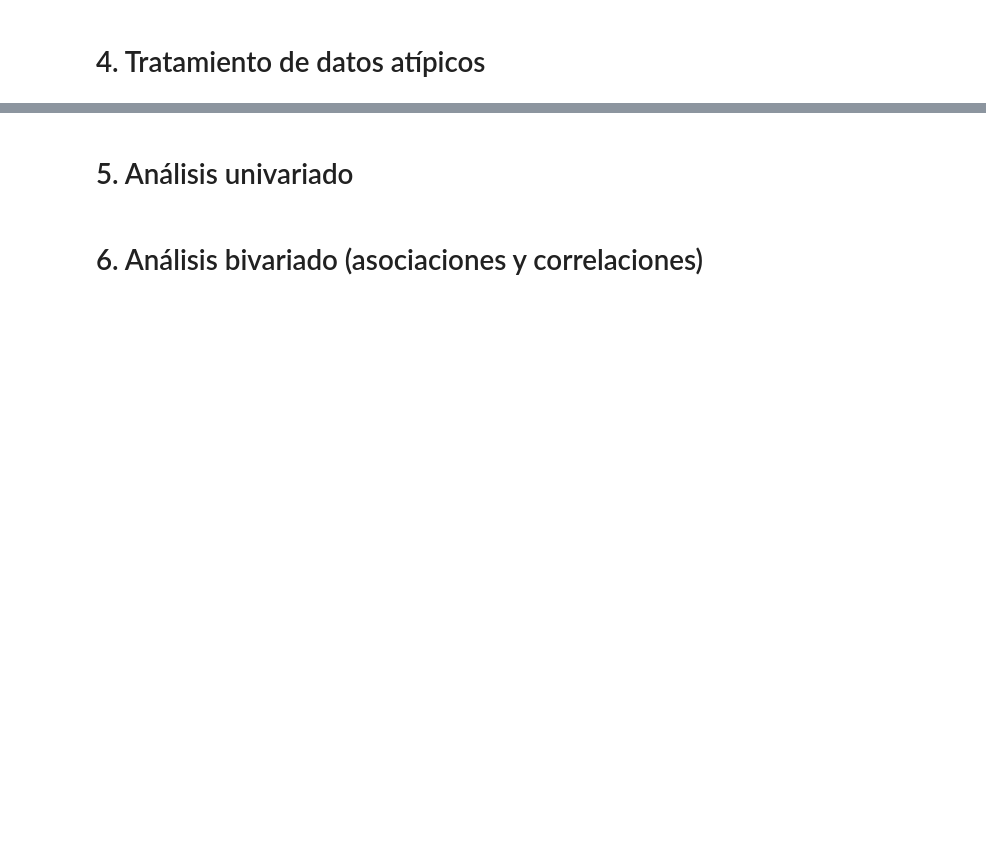
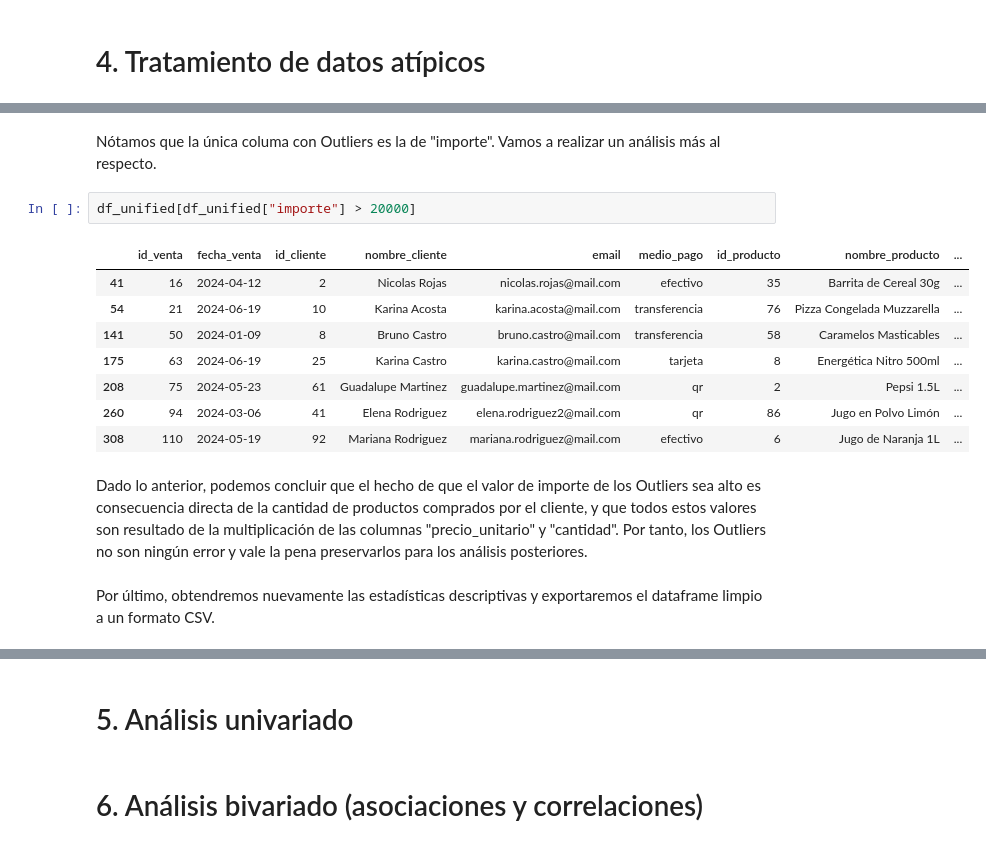
Before and after one commit to MartinOtamendiT/Aurelion, a Jupyter notebook: estadistico.ipynb, the cells around one changed output, grey strips where cells are left out. Saved outputs shown, nothing was run; the diff lists cells and outputs as text; blank space fills up the shorter version.

```diff
--- a/estadistico.ipynb
+++ b/estadistico.ipynb
@@ -342,0 +453,17 @@ memory usage: 37.6 KB
+# %% [markdown]
+Nótamos que la única columa con Outliers es la de "importe". Vamos a realizar un análisis más al respecto.
+# %%
+df_unified[df_unified["importe"] > 20000]
+# %% [output]
+|  | id_venta | fecha_venta | id_cliente | nombre_cliente | email | medio_pago | id_producto | nombre_producto | ... |
+| 41 | 16 | 2024-04-12 | 2 | Nicolas Rojas | nicolas.rojas@mail.com | efectivo | 35 | Barrita de Cereal 30g | ... |
+| 54 | 21 | 2024-06-19 | 10 | Karina Acosta | karina.acosta@mail.com | transferencia | 76 | Pizza Congelada Muzzarella | ... |
+| 141 | 50 | 2024-01-09 | 8 | Bruno Castro | bruno.castro@mail.com | transferencia | 58 | Caramelos Masticables | ... |
+| 175 | 63 | 2024-06-19 | 25 | Karina Castro | karina.castro@mail.com | tarjeta | 8 | Energética Nitro 500ml | ... |
+| 208 | 75 | 2024-05-23 | 61 | Guadalupe Martinez | guadalupe.martinez@mail.com | qr | 2 | Pepsi 1.5L | ... |
+| 260 | 94 | 2024-03-06 | 41 | Elena Rodriguez | elena.rodriguez2@mail.com | qr | 86 | Jugo en Polvo Limón | ... |
+| 308 | 110 | 2024-05-19 | 92 | Mariana Rodriguez | mariana.rodriguez@mail.com | efectivo | 6 | Jugo de Naranja 1L | ... |
+# %% [markdown]
+Dado lo anterior, podemos concluir que el hecho de que el valor de importe de los Outliers sea alto es consecuencia directa de la cantidad de productos comprados por el cliente, y que todos estos valores son resultado de la multiplicación de las columnas "precio_unitario" y "cantidad". Por tanto, los Outliers no son ningún error y vale la pena preservarlos para los análisis posteriores.
+# %% [markdown]
+Por último, obtendremos nuevamente las estadísticas descriptivas y exportaremos el dataframe limpio a un formato CSV.
```
Also changed, not shown: parts of 18 cells of this notebook, 1 other file.
